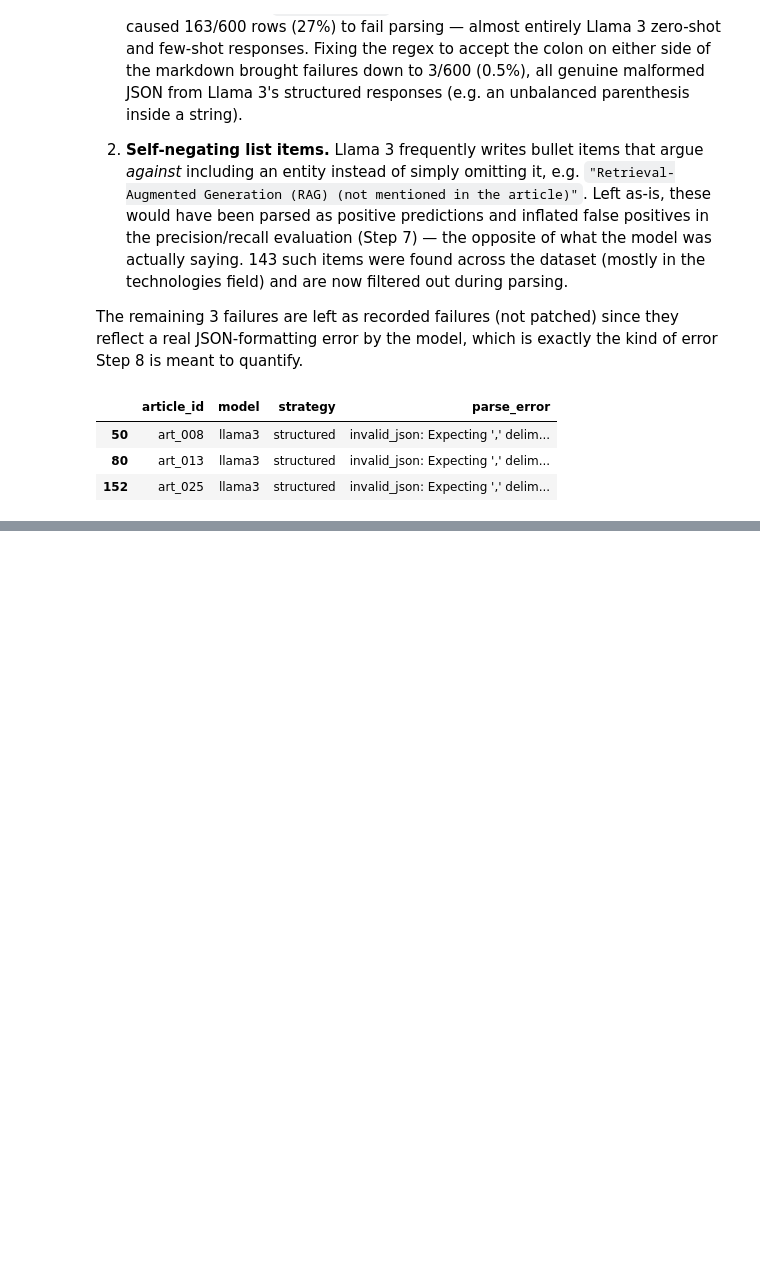
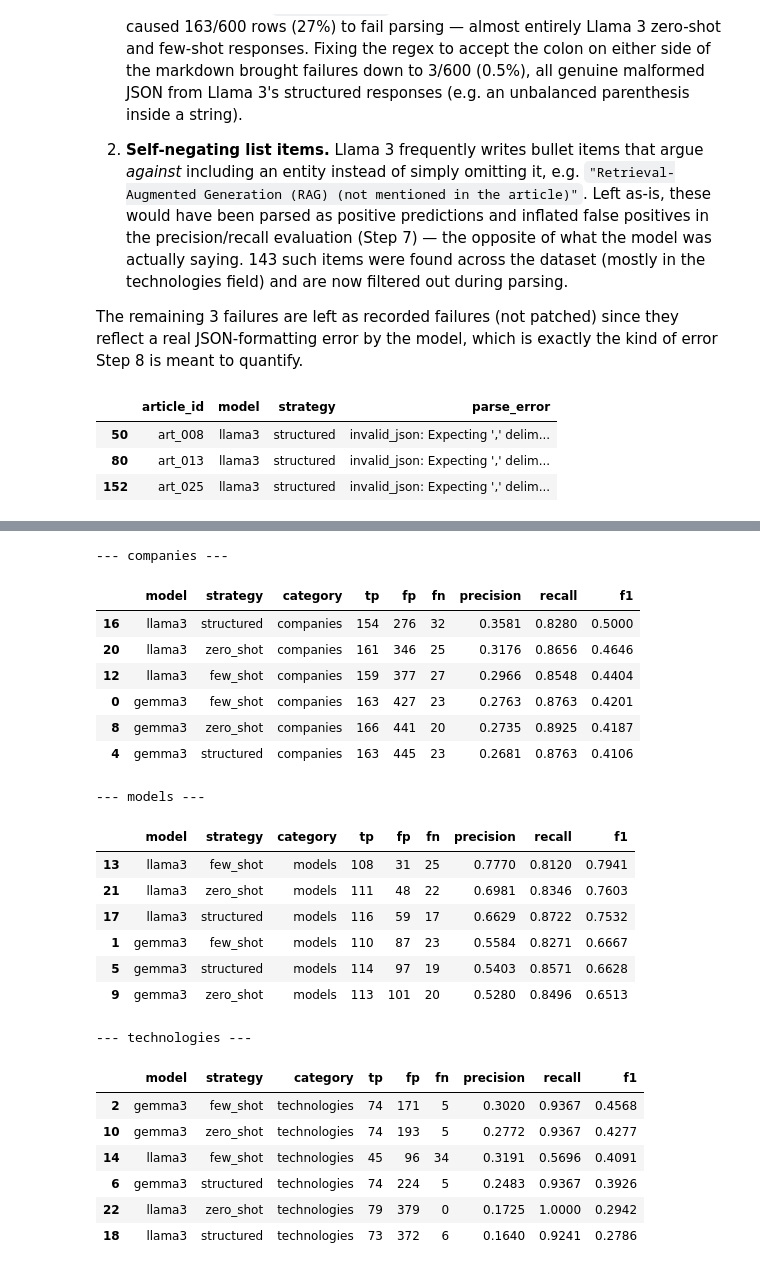
Before and after one commit to HazalGultekin/ml-project, a Jupyter notebook: Master-Lectures/ML/project/process-code/ml-project.ipynb, the cells around one changed output, grey strips where cells are left out. Saved outputs shown, nothing was run; the diff lists cells and outputs as text; code cells hidden in the pictures; blank space fills up the shorter version.

```diff
--- a/Master-Lectures/ML/project/process-code/ml-project.ipynb
+++ b/Master-Lectures/ML/project/process-code/ml-project.ipynb
@@ -417,0 +443,29 @@ parsed_df[~parsed_df["parse_success"]][["article_id", "model", "strategy", "pars
+# %%
+for cat in ["companies", "models", "technologies"]:
+    print(f"--- {cat} ---")
+    display(metrics_df[metrics_df["category"] == cat].sort_values("f1", ascending=False))
+# %% [output]
+--- companies ---
+|  | model | strategy | category | tp | fp | fn | precision | recall | f1 |
+| 16 | llama3 | structured | companies | 154 | 276 | 32 | 0.3581 | 0.8280 | 0.5000 |
+| 20 | llama3 | zero_shot | companies | 161 | 346 | 25 | 0.3176 | 0.8656 | 0.4646 |
+| 12 | llama3 | few_shot | companies | 159 | 377 | 27 | 0.2966 | 0.8548 | 0.4404 |
+| 0 | gemma3 | few_shot | companies | 163 | 427 | 23 | 0.2763 | 0.8763 | 0.4201 |
+| 8 | gemma3 | zero_shot | companies | 166 | 441 | 20 | 0.2735 | 0.8925 | 0.4187 |
+| 4 | gemma3 | structured | companies | 163 | 445 | 23 | 0.2681 | 0.8763 | 0.4106 |
+--- models ---
+|  | model | strategy | category | tp | fp | fn | precision | recall | f1 |
+| 13 | llama3 | few_shot | models | 108 | 31 | 25 | 0.7770 | 0.8120 | 0.7941 |
+| 21 | llama3 | zero_shot | models | 111 | 48 | 22 | 0.6981 | 0.8346 | 0.7603 |
+| 17 | llama3 | structured | models | 116 | 59 | 17 | 0.6629 | 0.8722 | 0.7532 |
+| 1 | gemma3 | few_shot | models | 110 | 87 | 23 | 0.5584 | 0.8271 | 0.6667 |
+| 5 | gemma3 | structured | models | 114 | 97 | 19 | 0.5403 | 0.8571 | 0.6628 |
+| 9 | gemma3 | zero_shot | models | 113 | 101 | 20 | 0.5280 | 0.8496 | 0.6513 |
+--- technologies ---
+|  | model | strategy | category | tp | fp | fn | precision | recall | f1 |
+| 2 | gemma3 | few_shot | technologies | 74 | 171 | 5 | 0.3020 | 0.9367 | 0.4568 |
+| 10 | gemma3 | zero_shot | technologies | 74 | 193 | 5 | 0.2772 | 0.9367 | 0.4277 |
+| 14 | llama3 | few_shot | technologies | 45 | 96 | 34 | 0.3191 | 0.5696 | 0.4091 |
+| 6 | gemma3 | structured | technologies | 74 | 224 | 5 | 0.2483 | 0.9367 | 0.3926 |
+| 22 | llama3 | zero_shot | technologies | 79 | 379 | 0 | 0.1725 | 1.0000 | 0.2942 |
+| 18 | llama3 | structured | technologies | 73 | 372 | 6 | 0.1640 | 0.9241 | 0.2786 |
```
Also changed, not shown: parts of 4 cells of this notebook, 2 other files.
